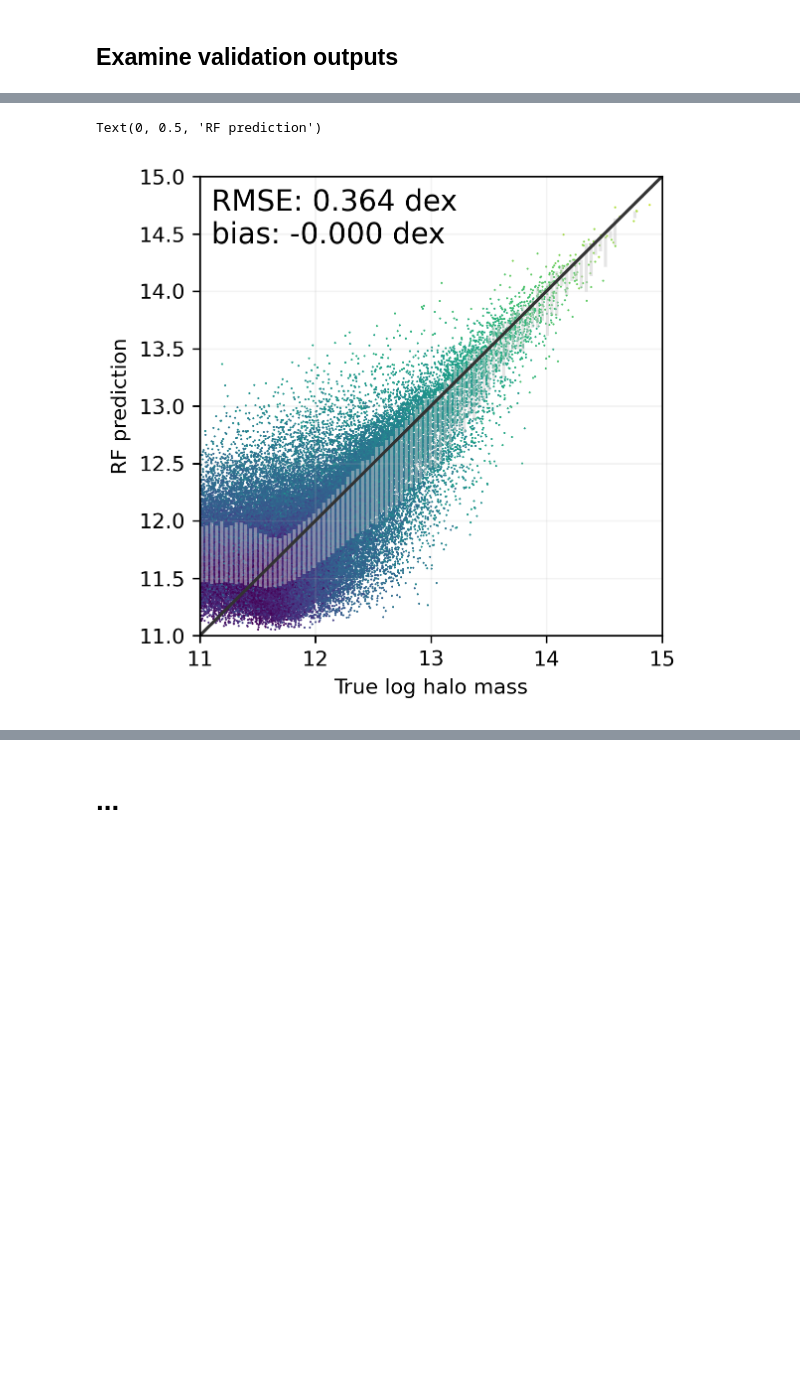
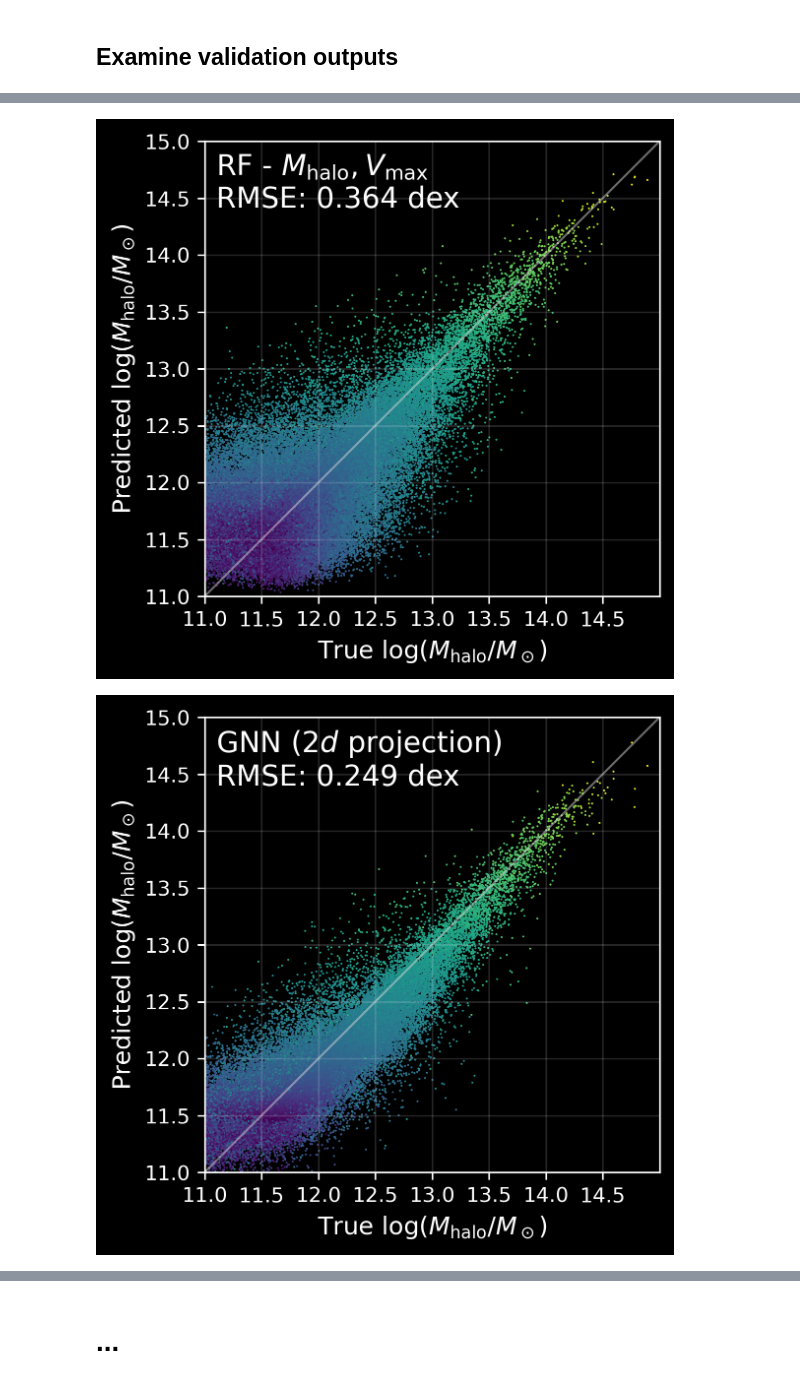
Before and after one commit to jwuphysics/halo-gnns, a Jupyter notebook: notebook/simulating-dropout.ipynb, the cells around one changed output, grey strips where cells are left out. Saved outputs shown, nothing was run; the diff lists cells and outputs as text; code cells hidden in the pictures; blank space fills up the shorter version.

```diff
--- a/notebook/simulating-dropout.ipynb
+++ b/notebook/simulating-dropout.ipynb
@@ -1031,24 +1080,54 @@ Text(0, 0.5, 'GNN prediction')
 # %%
-plt.figure(figsize=(4, 4), dpi=300)
+plt.style.use('dark_background')
+
+plt.figure(figsize=(4.1, 4), dpi=300)
 plt.scatter(results.log_Mhalo, results.p_RF, c=results.log_Mstar, s=1, edgecolors='none')
 
-stat = binned_statistic(x=results.log_Mhalo, values=results.p_RF, statistic=partial(np.nanpercentile, q=50), bins=100)
+# stat = binned_statistic(x=results.log_Mhalo, values=results.p_RF, statistic=partial(np.nanpercentile, q=50), bins=100)
 
-bins = (stat.bin_edges[1:] + stat.bin_edges[:-1]) / 2
-p50 = stat.statistic
-p84 = binned_statistic(x=results.log_Mhalo, values=results.p_RF, statistic=partial(np.nanpercentile, q=84), bins=100).statistic
-p16 = binned_statistic(x=results.log_Mhalo, values=results.p_RF, statistic=partial(np.nanpercentile, q=16), bins=100).statistic
-plt.errorbar(bins, p50, [p50-p16, p84-p50], ls='', c='0.8', alpha=0.5)
+# bins = (stat.bin_edges[1:] + stat.bin_edges[:-1]) / 2
+# p50 = stat.statistic
+# p84 = binned_statistic(x=results.log_Mhalo, values=results.p_RF, statistic=partial(np.nanpercentile, q=84), bins=100).statistic
+# p16 = binned_statistic(x=results.log_Mhalo, values=results.p_RF, statistic=partial(np.nanpercentile, q=16), bins=100).statistic
+# plt.errorbar(bins, p50, [p50-p16, p84-p50], ls='', c='0.8', alpha=0.5)
 
-plt.text(11.1, 14.9, f"RMSE: {metrics_rf.RMSE:0.3f} dex\nbias: {metrics_rf.bias*1e-3:0.3f} dex", va="top", fontsize=14)
+plt.text(11.1, 14.9, "RF - $M_{\\rm halo}, V_{\\rm max}$\n" +f"RMSE: {metrics_rf.RMSE:0.3f} dex", va="top", fontsize=14)
 
-plt.plot([11, 15], [11, 15], c="0.2")
+plt.plot([11, 15], [11, 15], c="0.85", lw=1, alpha=0.5)
+plt.xticks(np.arange(11, 15, 0.5))
 plt.xlim(11, 15)
 plt.ylim(11, 15)
 plt.grid(alpha=0.15)
+plt.gca().set_aspect("equal")
+plt.xlabel("True $\\log(M_{\\rm halo}/M_\\odot)$", fontsize=12)
+plt.ylabel("Predicted $\\log(M_{\\rm halo}/M_\\odot)$", fontsize=12)
+plt.show()
 
-plt.xlabel("True log halo mass")
-plt.ylabel("RF prediction")
+
+
+plt.figure(figsize=(4.1, 4), dpi=300)
+plt.scatter(results.log_Mhalo, results.p_GNN_2d, c=results.log_Mstar, s=1, edgecolors='none')
+
+# stat = binned_statistic(x=results.log_Mhalo, values=results.p_GNN_2d, statistic=partial(np.percentile, q=50), bins=100)
+
+# bins = (stat.bin_edges[1:] + stat.bin_edges[:-1]) / 2
+# p50 = stat.statistic
+# p84 = binned_statistic(x=results.log_Mhalo, values=results.p_GNN_2d, statistic=partial(np.percentile, q=84), bins=100).statistic
+# p16 = binned_statistic(x=results.log_Mhalo, values=results.p_GNN_2d, statistic=partial(np.percentile, q=16), bins=100).statistic
+
+# plt.errorbar(bins, p50, [p50-p16, p84-p50], ls='', c='0.8', alpha=0.5)
+
+plt.text(11.1, 14.9, f"GNN (2$d$ projection) \nRMSE: {metrics_gnn2d.RMSE:0.3f} dex", va="top", fontsize=14)
+
+plt.plot([11, 15], [11, 15], c="0.85", lw=1, alpha=0.5)
+plt.xticks(np.arange(11, 15, 0.5))
+plt.xlim(11, 15)
+plt.ylim(11, 15)
+plt.grid(alpha=0.15)
+plt.gca().set_aspect("equal")
+plt.xlabel("True $\\log(M_{\\rm halo}/M_\\odot)$", fontsize=12)
+plt.ylabel("Predicted $\\log(M_{\\rm halo}/M_\\odot)$", fontsize=12)
+plt.show()
 # %% [output]
-Text(0, 0.5, 'RF prediction')
-[figure, old version]
+[figure, new version]
+[figure, added]
```
Also changed, not shown: parts of 17 cells of this notebook.
